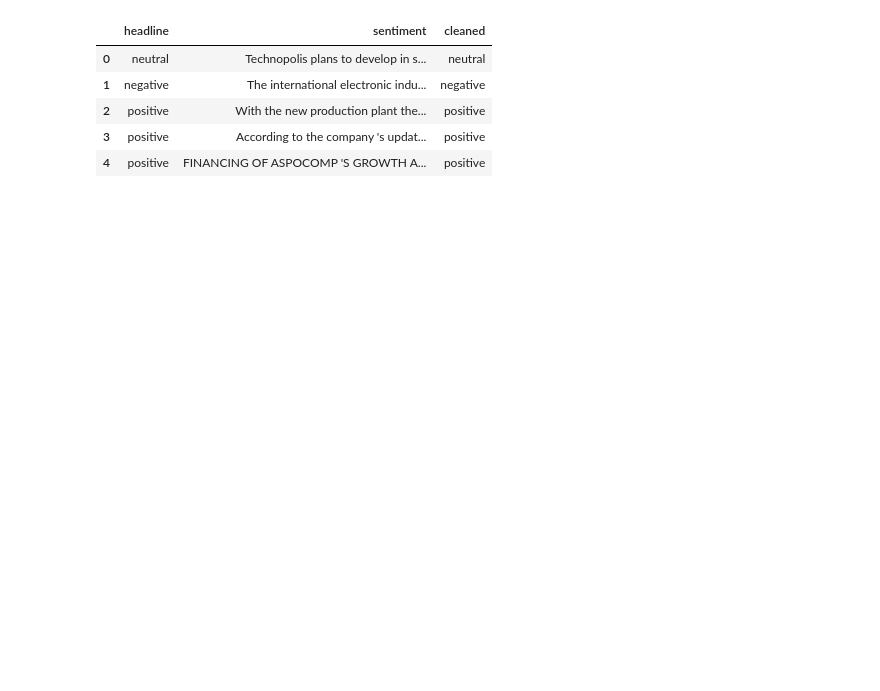
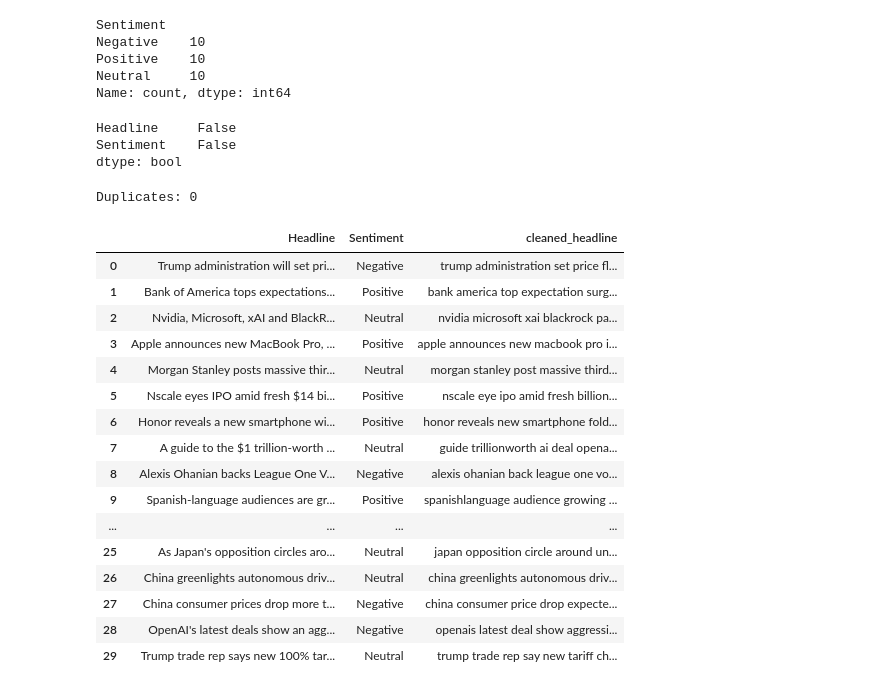
Before and after one commit to joyflorence/Big-Data-Mining-and-Anaytics, a Jupyter notebook: Project_test.ipynb, the cells around one changed output. Saved outputs shown, nothing was run; the diff lists cells and outputs as text; code cells hidden in the pictures; blank space fills up the shorter version.

```diff
--- a/Project_test.ipynb
+++ b/Project_test.ipynb
@@ -57,0 +103,3 @@ Dataset size: (4845, 2)
+# %%
+cnbc_data = pd.read_csv('cnbc_finance_headlines.csv')
+cnbc_data
@@ -57,0 +163,6 @@ Dataset size: (4845, 2)
+# %%
+# Select only the columns you want
+cnbc_data2 = cnbc_data[['Headline', 'Sentiment']]
+
+# Show the first few rows
+cnbc_data2
@@ -58,21 +199,63 @@ Dataset size: (4845, 2)
+# %%
+cnbc_data2['Sentiment'].value_counts()
+# %% [output]
+Sentiment
+Negative    10
+Positive    10
+Neutral     10
+Name: count, dtype: int64
+# %%
+cnbc_data2.isna().any()
+# %% [output]
+Headline     False
+Sentiment    False
+dtype: bool
+# %%
+print("Duplicates:", df.duplicated().sum())
+# %% [output]
+Duplicates: 0
 # %%
+# Initialize lemmatizer and stopwords
 lemmatizer = WordNetLemmatizer()
 stop_words = set(stopwords.words('english'))
 
 def clean_text(text):
+    # Convert to lowercase
     text = text.lower()
-    text = re.sub(r'http\S+|www\S+|https\S+', '', text)
-    text = re.sub(r'\d+', '', text)
-    text = text.translate(str.maketrans('', '', string.punctuation))
-    text = ' '.join([lemmatizer.lemmatize(word) for word in text.split() if word not in stop_words])
-    return text
 
-df['cleaned'] = df['headline'].apply(clean_text)
-df.head()
+    # Remove special characters and digits
+    text = re.sub(r'[^a-zA-Z\s]', '', text)
+
+    # Remove extra whitespace
+    text = re.sub(r'\s+', ' ', text).strip()
+
+    # Tokenize
+    tokens = text.split() #form understood by the model
+
+    # Remove stopwords and lemmatize
+    tokens = [lemmatizer.lemmatize(word) for word in tokens if word not in stop_words] #Lemmatization helps your sentiment analysis model understand that some words in the data mean the same
+
+    return ' '.join(tokens)
+
+# Apply cleaning
+cnbc_data2['cleaned_headline'] = cnbc_data2['Headline'].apply(clean_text)
+
+cnbc_data2
 # %% [output]
-|  | headline | sentiment | cleaned |
-| 0 | neutral | Technopolis plans to develop in s... | neutral |
-| 1 | negative | The international electronic indu... | negative |
-| 2 | positive | With the new production plant the... | positive |
-| 3 | positive | According to the company 's updat... | positive |
-| 4 | positive | FINANCING OF ASPOCOMP 'S GROWTH A... | positive |
+|  | Headline | Sentiment | cleaned_headline |
+| 0 | Trump administration will set pri... | Negative | trump administration set price fl... |
+| 1 | Bank of America tops expectations... | Positive | bank america top expectation surg... |
+| 2 | Nvidia, Microsoft, xAI and BlackR... | Neutral | nvidia microsoft xai blackrock pa... |
+| 3 | Apple announces new MacBook Pro, ... | Positive | apple announces new macbook pro i... |
+| 4 | Morgan Stanley posts massive thir... | Neutral | morgan stanley post massive third... |
+| 5 | Nscale eyes IPO amid fresh $14 bi... | Positive | nscale eye ipo amid fresh billion... |
+| 6 | Honor reveals a new smartphone wi... | Positive | honor reveals new smartphone fold... |
+| 7 | A guide to the $1 trillion-worth ... | Neutral | guide trillionworth ai deal opena... |
+| 8 | Alexis Ohanian backs League One V... | Negative | alexis ohanian back league one vo... |
+| 9 | Spanish-language audiences are gr... | Positive | spanishlanguage audience growing ... |
+| ... | ... | ... | ... |
+| 25 | As Japan's opposition circles aro... | Neutral | japan opposition circle around un... |
+| 26 | China greenlights autonomous driv... | Neutral | china greenlights autonomous driv... |
+| 27 | China consumer prices drop more t... | Negative | china consumer price drop expecte... |
+| 28 | OpenAI's latest deals show an agg... | Negative | openais latest deal show aggressi... |
+| 29 | Trump trade rep says new 100% tar... | Neutral | trump trade rep say new tariff ch... |
```
Also changed, not shown: parts of 36 cells of this notebook, 3 other files.
